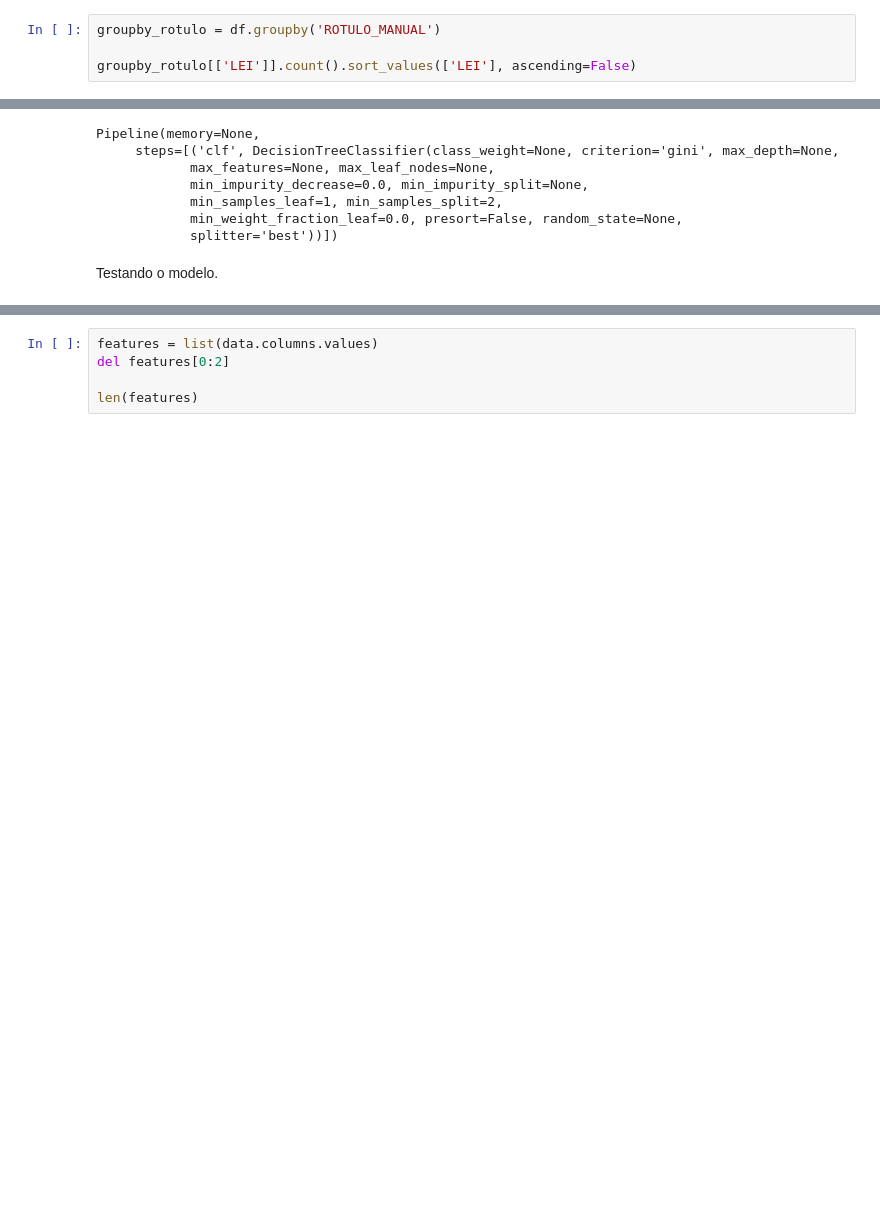
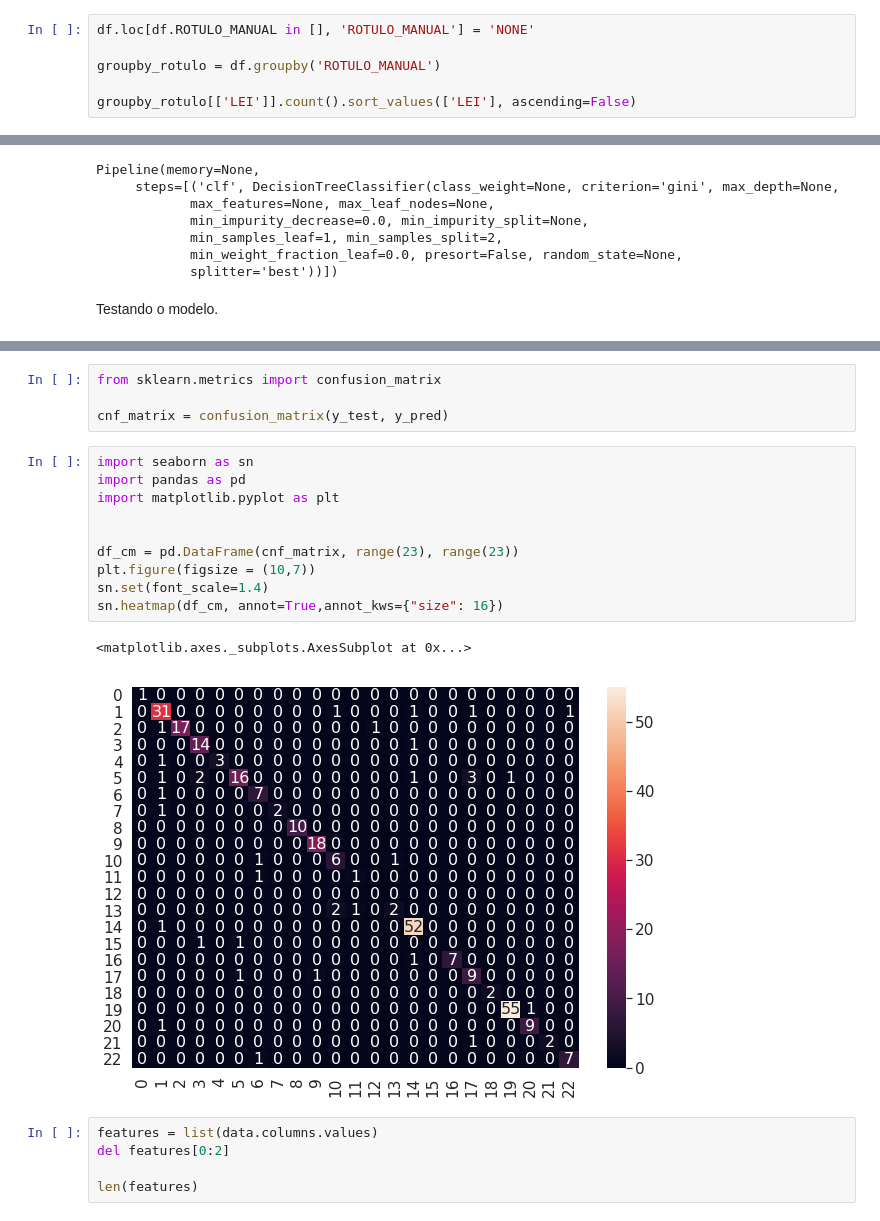
Before and after one commit to piantino/igti-projeto-aplicado, a Jupyter notebook: notebooks/modelo-lei.ipynb, the cells around one changed output, grey strips where cells are left out. Saved outputs shown, nothing was run; the diff lists cells and outputs as text; blank space fills up the shorter version.

```diff
--- a/notebooks/modelo-lei.ipynb
+++ b/notebooks/modelo-lei.ipynb
@@ -16,6 +16,8 @@ df = pd.read_csv('../data/leis.csv', header=0, sep=',', quotechar='"', usecols=c
 # %% [markdown]
 Utitiza apenas label que contenham mais de 200 exemplos.
 # %%
+df.loc[df.ROTULO_MANUAL in [], 'ROTULO_MANUAL'] = 'NONE'
+
 groupby_rotulo = df.groupby('ROTULO_MANUAL')
 
 groupby_rotulo[['LEI']].count().sort_values(['LEI'], ascending=False)
@@ -147,3 +149,20 @@ weighted avg       0.90      0.90      0.89       305
+# %%
+from sklearn.metrics import confusion_matrix
+
+cnf_matrix = confusion_matrix(y_test, y_pred)
+# %%
+import seaborn as sn
+import pandas as pd
+import matplotlib.pyplot as plt
+
+
+df_cm = pd.DataFrame(cnf_matrix, range(23), range(23))
+plt.figure(figsize = (10,7))
+sn.set(font_scale=1.4)
+sn.heatmap(df_cm, annot=True,annot_kws={"size": 16})
+# %% [output]
+<matplotlib.axes._subplots.AxesSubplot at 0x...>
+[figure, added]
 # %%
 features = list(data.columns.values)
 del features[0:2]
```
Also changed, not shown: parts of 3 cells of this notebook, 6 other files.
